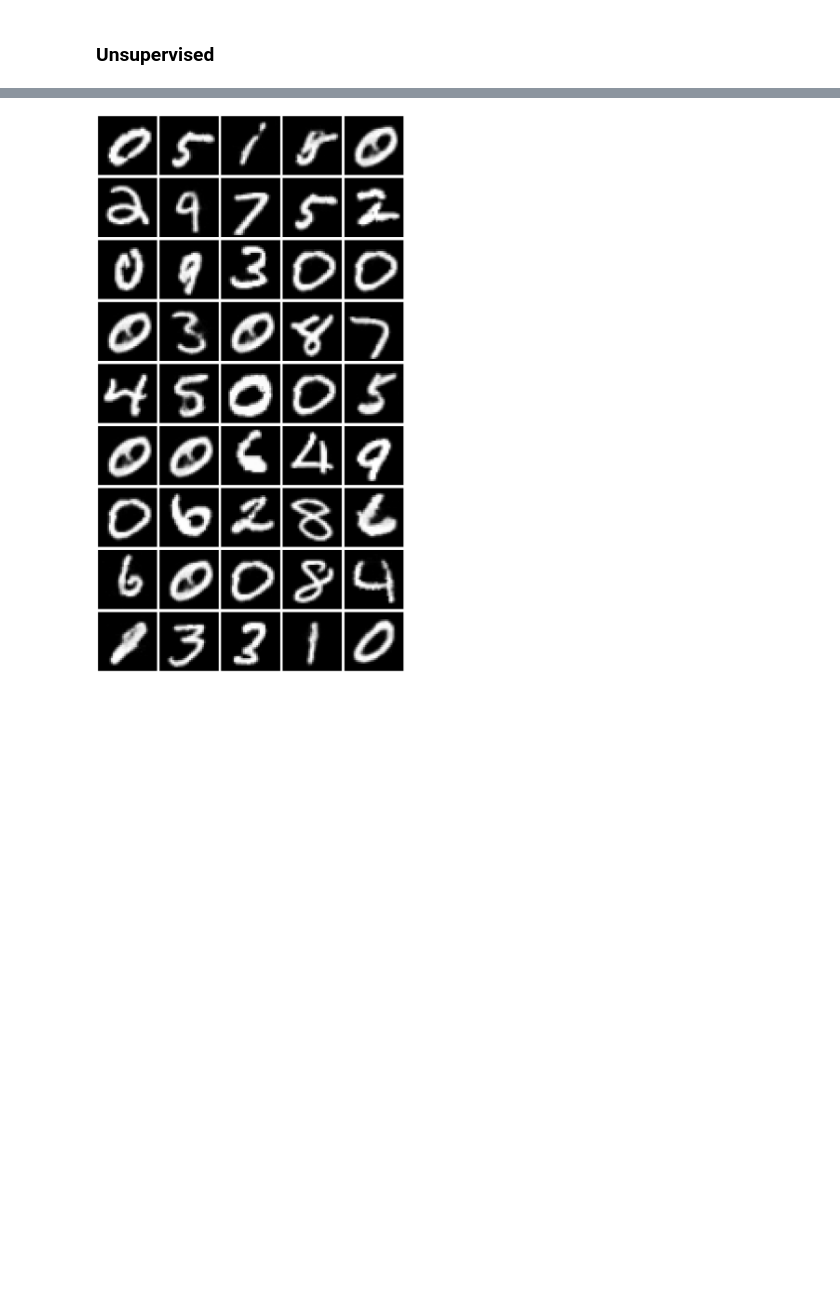
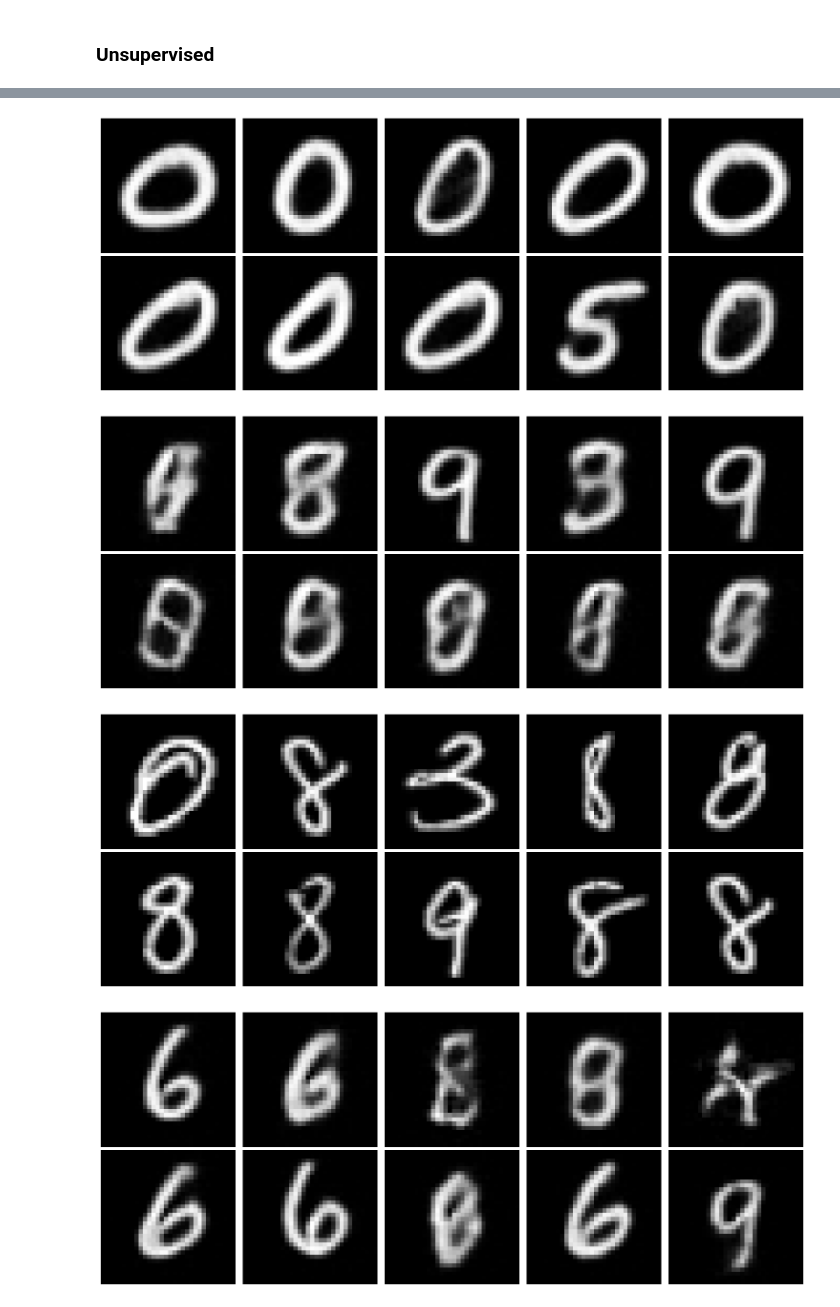
Before and after one commit to wdiepeveen/Riemannian-Archetypal-Analysis, a Jupyter notebook: mnist_multi_ellipsoid_starflow.ipynb, the cells around one changed output, grey strips where cells are left out. Cells and saved outputs as stored; diff of their text form; code cells hidden in the pictures; blank space fills up the shorter version.

Commit message:
tried MNIST unsupervised -- seems like v diffeo might have more effect than we are thinking now

```diff
--- a/mnist_multi_ellipsoid_starflow.ipynb
+++ b/mnist_multi_ellipsoid_starflow.ipynb
@@ -525,7 +525,8 @@ Label 9: Center shape: torch.Size([1, 32, 32]), Archetypes shape: torch.Size([20
 # %%
 # visualize archetypes
+num_vertical = n_archetypes // 5
 for k in range(10):
-    fig, axes = plt.subplots(4, 5, figsize=(15, 12))
+    fig, axes = plt.subplots(num_vertical, 5, figsize=(15, 3 * num_vertical))
     axes = axes.flatten()
     for i in range(n_archetypes):
         axes[i].imshow(archetypes_supervised[k][i].squeeze(), cmap='gray', vmin=data.min(), vmax=data.max())
@@ -665,0 +735,18 @@ Archetypal Analysis solver finished prediction phase after 113 iterations with o
+# %%
+# construct archetypes
+n_archetypes = 10
+
+archetypes_unsupervised = []
+phi_archetypes_unsupervised = []
+for label in torch.unique(labels_train_unsupervised):
+    phi_data_train_label_unsupervised = phi_data_train[torch.tensor(labels_train_unsupervised) == label].reshape(-1, size * size)
+    if phi_data_train_label_unsupervised.shape[0] <= n_archetypes:
+        print(f"Skipping label {label} with {phi_data_train_label_unsupervised.shape[0]} samples")
+        continue
+    print(f"Constructing archetypes for label {label} with {phi_data_train_label_unsupervised.shape[0]} samples")
+    aa = AA(n_archetypes, init='furthest_sum')
+    aa.fit(phi_data_train_label_unsupervised)
+    with torch.no_grad():
+        archetypes_label = phi.inverse(torch.from_numpy(aa.archetypes_).to(device).reshape(n_archetypes, 1, H, W)).cpu()
+    archetypes_unsupervised.append(archetypes_label)
+    phi_archetypes_unsupervised.append(torch.from_numpy(aa.archetypes_))
@@ -666,15 +770,17 @@ Archetypal Analysis solver finished prediction phase after 113 iterations with o
 # %%
-# plot cluster centers in image space by applying inverse of phi to cluster centers in phi space
-num_horizontal = 5
-num_vertical = (starflow_cfg["n_clusters"] + num_horizontal - 1) // num_horizontal - 1
-
-fig, axes = plt.subplots(num_vertical, num_horizontal, figsize=(3 * num_horizontal, 3 * num_vertical))
-axes = axes.flatten()
-for i in range(num_horizontal * num_vertical):
-    axes[i].imshow(image_cluster_AA_end_members_unsupervised[i].squeeze(), cmap='gray', vmin=data.min(), vmax=data.max())
-    axes[i].axis('off')
-plt.tight_layout()
-plt.savefig(os.path.join(results_folder,"end_members_AA_phi_unsupervised.png"))
-plt.show()
+# visualize archetypes
+num_vertical = n_archetypes // 5
+for k in range(len(archetypes_unsupervised)):
+    fig, axes = plt.subplots(num_vertical, 5, figsize=(15, 3 * num_vertical))
+    axes = axes.flatten()
+    for i in range(n_archetypes):
+        axes[i].imshow(archetypes_unsupervised[k][i].squeeze(), cmap='gray', vmin=data.min(), vmax=data.max())
+        axes[i].axis('off')
+    plt.tight_layout()
+    plt.savefig(os.path.join(results_folder,f"archetype_{k}_phi_unsupervised.png"))
+    plt.show()
 # %% [output]
-[figure, old version]
+[figure, new version]
+[figure, added]
+[figure, added]
+[figure, added]
```
Also changed, not shown: parts of 26 cells of this notebook, 42 other files.
